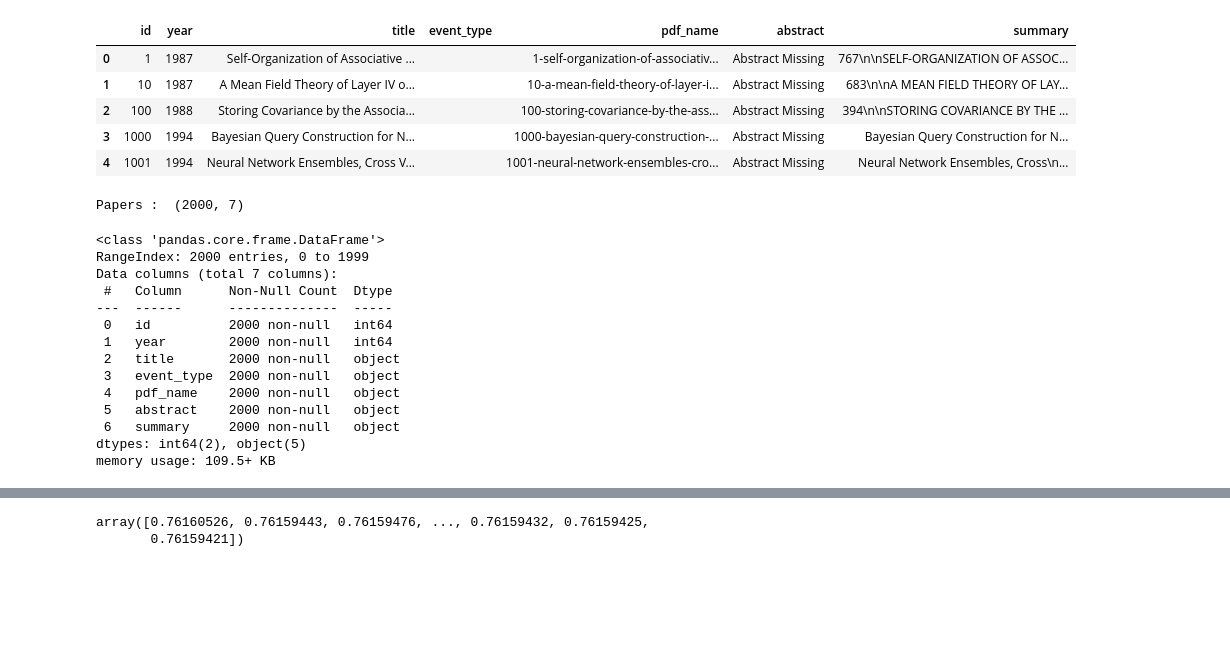
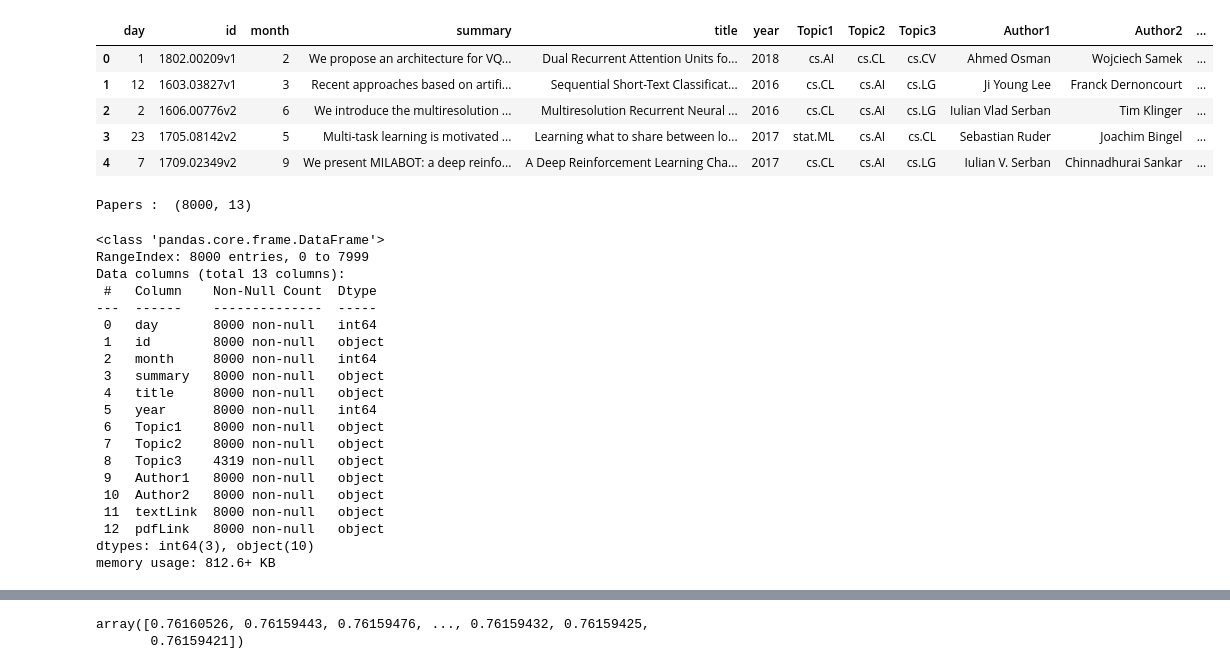
Before and after one commit to Veys101/Paper-Recommendation-Application, a Jupyter notebook: Content-Based-Filtering/Content_Based_Filtering_v1.0.ipynb, the cells around one changed output, grey strips where cells are left out. Saved outputs shown, nothing was run; the diff lists cells and outputs as text; code cells hidden in the pictures; blank space fills up the shorter version.

```diff
--- a/Content-Based-Filtering/Content_Based_Filtering_v1.0.ipynb
+++ b/Content-Based-Filtering/Content_Based_Filtering_v1.0.ipynb
@@ -5,39 +5,45 @@ import numpy as np
 # %%
 #papers_df is pandas dataframe object
 #papers_df = pd.read_json('Papers_Metadata_6K.json')
 
-papers_df = pd.read_json('NIP_DataSet/papers_2K.json',lines=True)
+papers_df = pd.read_json('temp4.json',lines=True)
 papers_df.rename(columns = {"paper_text" : "summary"},inplace=True)
 
 papers_df.head()
 # %% [output]
-|  | id | year | title | event_type | pdf_name | abstract | summary |
-| 0 | 1 | 1987 | Self-Organization of Associative ... |  | 1-self-organization-of-associativ... | Abstract Missing | 767\n\nSELF-ORGANIZATION OF ASSOC... |
-| 1 | 10 | 1987 | A Mean Field Theory of Layer IV o... |  | 10-a-mean-field-theory-of-layer-i... | Abstract Missing | 683\n\nA MEAN FIELD THEORY OF LAY... |
-| 2 | 100 | 1988 | Storing Covariance by the Associa... |  | 100-storing-covariance-by-the-ass... | Abstract Missing | 394\n\nSTORING COVARIANCE BY THE ... |
-| 3 | 1000 | 1994 | Bayesian Query Construction for N... |  | 1000-bayesian-query-construction-... | Abstract Missing | Bayesian Query Construction for N... |
-| 4 | 1001 | 1994 | Neural Network Ensembles, Cross V... |  | 1001-neural-network-ensembles-cro... | Abstract Missing | Neural Network Ensembles, Cross\n... |
+|  | day | id | month | summary | title | year | Topic1 | Topic2 | Topic3 | Author1 | Author2 | ... |
+| 0 | 1 | 1802.00209v1 | 2 | We propose an architecture for VQ... | Dual Recurrent Attention Units fo... | 2018 | cs.AI | cs.CL | cs.CV | Ahmed Osman | Wojciech Samek | ... |
+| 1 | 12 | 1603.03827v1 | 3 | Recent approaches based on artifi... | Sequential Short-Text Classificat... | 2016 | cs.CL | cs.AI | cs.LG | Ji Young Lee | Franck Dernoncourt | ... |
+| 2 | 2 | 1606.00776v2 | 6 | We introduce the multiresolution ... | Multiresolution Recurrent Neural ... | 2016 | cs.CL | cs.AI | cs.LG | Iulian Vlad Serban | Tim Klinger | ... |
+| 3 | 23 | 1705.08142v2 | 5 | Multi-task learning is motivated ... | Learning what to share between lo... | 2017 | stat.ML | cs.AI | cs.CL | Sebastian Ruder | Joachim Bingel | ... |
+| 4 | 7 | 1709.02349v2 | 9 | We present MILABOT: a deep reinfo... | A Deep Reinforcement Learning Cha... | 2017 | cs.CL | cs.AI | cs.LG | Iulian V. Serban | Chinnadhurai Sankar | ... |
 # %%
 print("Papers : ", papers_df.shape)
 # %% [output]
-Papers :  (2000, 7)
+Papers :  (8000, 13)
 # %%
 papers_df.info()
 # %% [output]
 <class 'pandas.core.frame.DataFrame'>
-RangeIndex: 2000 entries, 0 to 1999
-Data columns (total 7 columns):
- #   Column      Non-Null Count  Dtype
----  ------      --------------  -----
- 0   id          2000 non-null   int64
- 1   year        2000 non-null   int64
- 2   title       2000 non-null   object
- 3   event_type  2000 non-null   object
- 4   pdf_name    2000 non-null   object
- 5   abstract    2000 non-null   object
- 6   summary     2000 non-null   object
-dtypes: int64(2), object(5)
-memory usage: 109.5+ KB
+RangeIndex: 8000 entries, 0 to 7999
+Data columns (total 13 columns):
+ #   Column    Non-Null Count  Dtype
+---  ------    --------------  -----
+ 0   day       8000 non-null   int64
+ 1   id        8000 non-null   object
+ 2   month     8000 non-null   int64
+ 3   summary   8000 non-null   object
+ 4   title     8000 non-null   object
+ 5   year      8000 non-null   int64
+ 6   Topic1    8000 non-null   object
+ 7   Topic2    8000 non-null   object
+ 8   Topic3    4319 non-null   object
+ 9   Author1   8000 non-null   object
+ 10  Author2   8000 non-null   object
+ 11  textLink  8000 non-null   object
+ 12  pdfLink   8000 non-null   object
+dtypes: int64(3), object(10)
+memory usage: 812.6+ KB
 # %%
 from sklearn.feature_extraction.text import TfidfVectorizer
 
```
Also changed, not shown: parts of 8 cells of this notebook, 3 other files.
